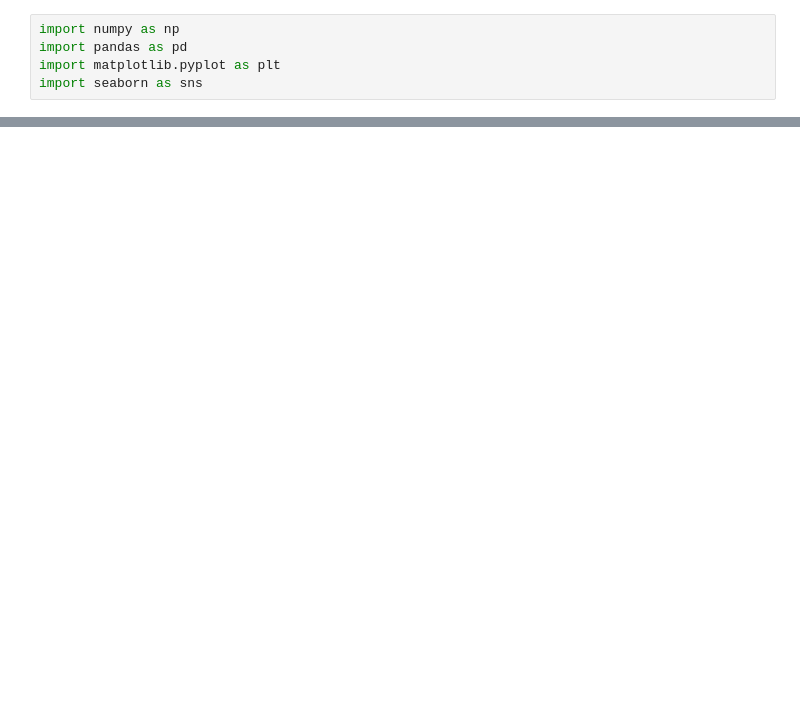
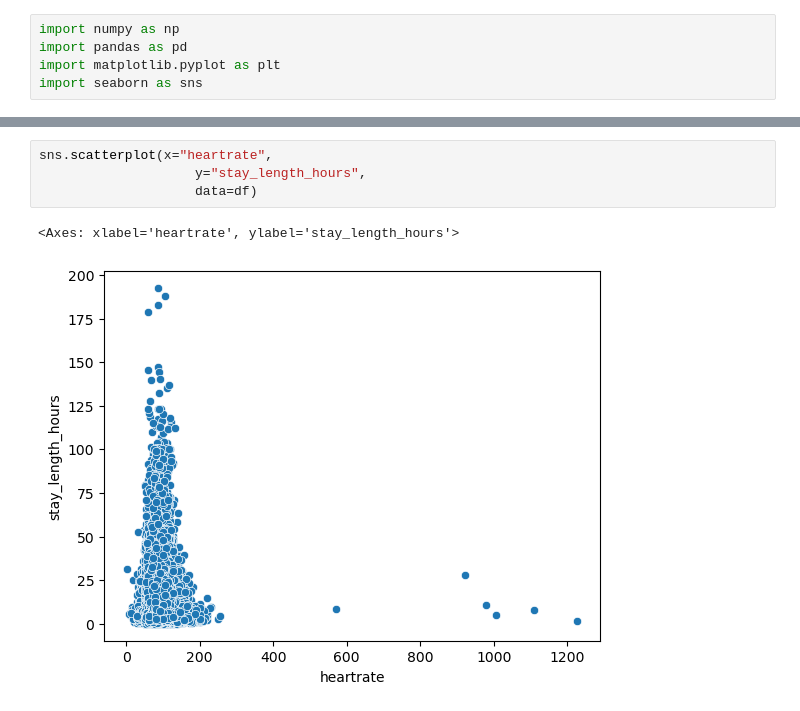
Before and after one commit to ewiesner/Emergency-Department-Wait-Times-, a Jupyter notebook: EDA.ipynb, the cells around one changed output, grey strips where cells are left out. Saved outputs shown, nothing was run; the diff lists cells and outputs as text; blank space fills up the shorter version.

```diff
--- a/EDA.ipynb
+++ b/EDA.ipynb
@@ -408,0 +166,7 @@ df.describe()
+# %%
+sns.scatterplot(x="heartrate",
+                    y="stay_length_hours",
+                    data=df)
+# %% [output]
+<Axes: xlabel='heartrate', ylabel='stay_length_hours'>
+[figure, added]
```
Also changed, not shown: parts of 38 cells of this notebook, 2 other files.
